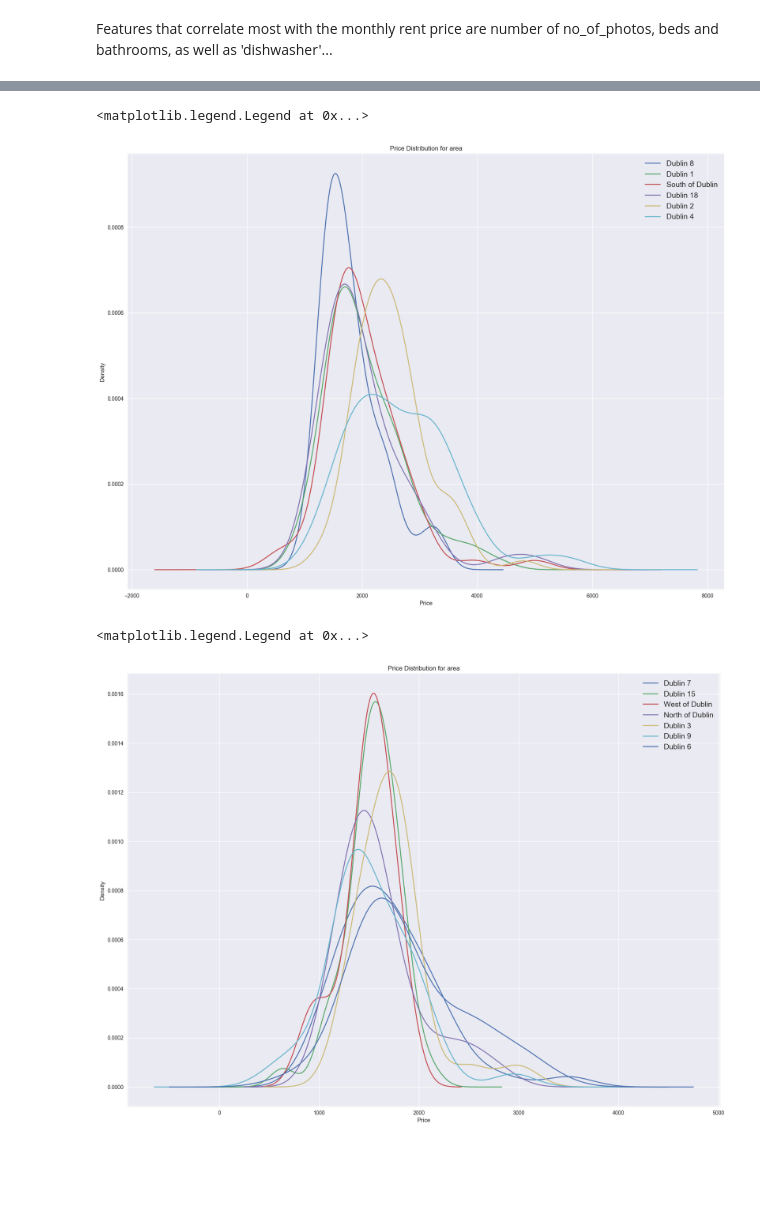
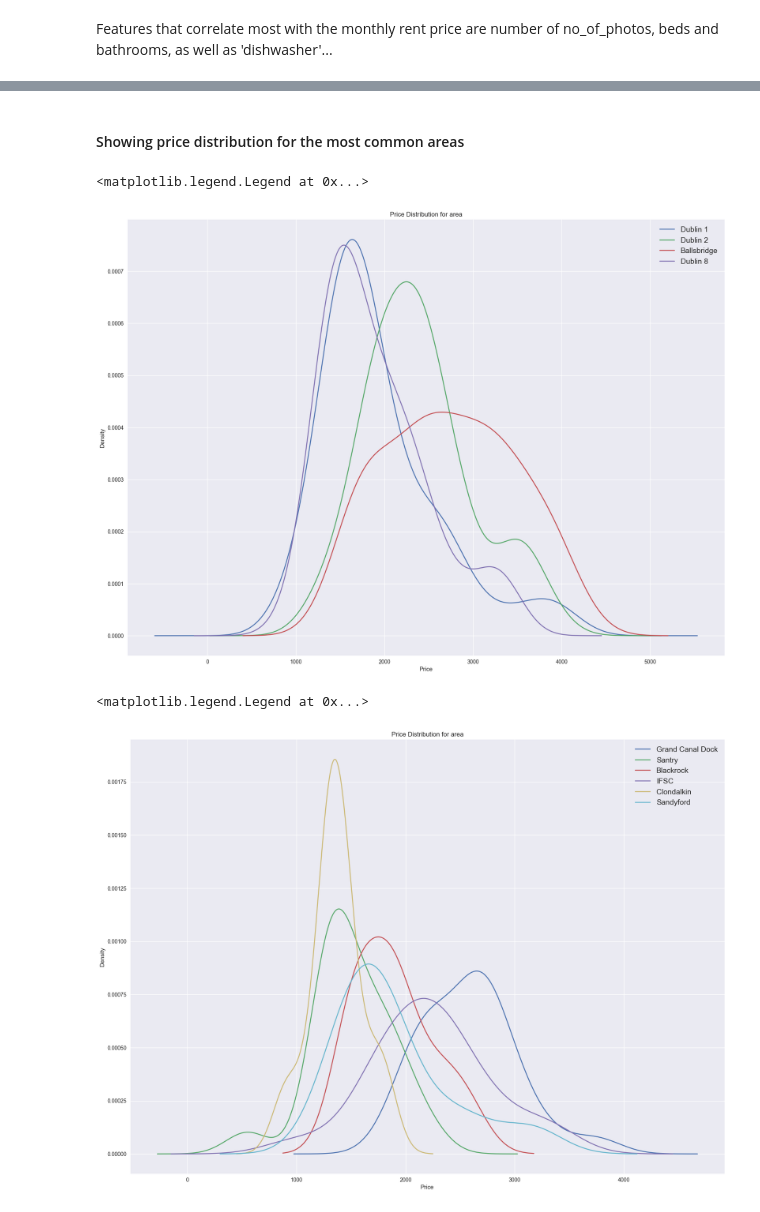
Before and after one commit to daft-project/daft-project, a Jupyter notebook: heidisandbox/Data Cleaning.ipynb, the cells around one changed output, grey strips where cells are left out. Saved outputs shown, nothing was run; the diff lists cells and outputs as text; code cells hidden in the pictures; blank space fills up the shorter version.

```diff
--- a/heidisandbox/Data Cleaning.ipynb
+++ b/heidisandbox/Data Cleaning.ipynb
@@ -265,5 +266,3 @@ Going to remove the > 6000/month outliers
-# %%
-df_monthly_rates = df_monthly_rates[df_monthly_rates.price < 6000]
 # %% [markdown]
 #### Histograms
 # %%
@@ -352,21 +329,23 @@ Maybe group by post code only?
+# %% [markdown]
+#### Showing price distribution for the most common areas
 # %%
 fig = plt.figure(figsize=(20, 15), dpi=100)
 for key, value in areas_dict.items():
     count = len(df_monthly_rates.price[(df_monthly_rates.area == value)])
-    if count > 45:
+    if count > 25:
         df_monthly_rates.price[(df_monthly_rates.area == value)].plot(kind='kde', label=key )
 
 plt.xlabel("Price")
 plt.title("Price Distribution for area")
 plt.legend(prop={'size': 14})
 # %% [output]
 <matplotlib.legend.Legend at 0x...>
-[figure, old version]
+[figure, new version]
 # %%
 fig = plt.figure(figsize=(20, 15), dpi=100)
 for key, value in areas_dict.items():
     count = len(df_monthly_rates.price[(df_monthly_rates.area == value)])
-    if (count > 23) & (count <= 45 ):
+    if (count > 17) & (count <= 25 ):
         df_monthly_rates.price[(df_monthly_rates.area == value)].plot(kind='kde', label=key )
 
 plt.xlabel("Price")
@@ -374,4 +353,4 @@ plt.title("Price Distribution for area")
 plt.legend(prop={'size': 14})
 # %% [output]
 <matplotlib.legend.Legend at 0x...>
-[figure, old version]
+[figure, new version]
```
Also changed, not shown: parts of 18 cells of this notebook, 4 other files.
